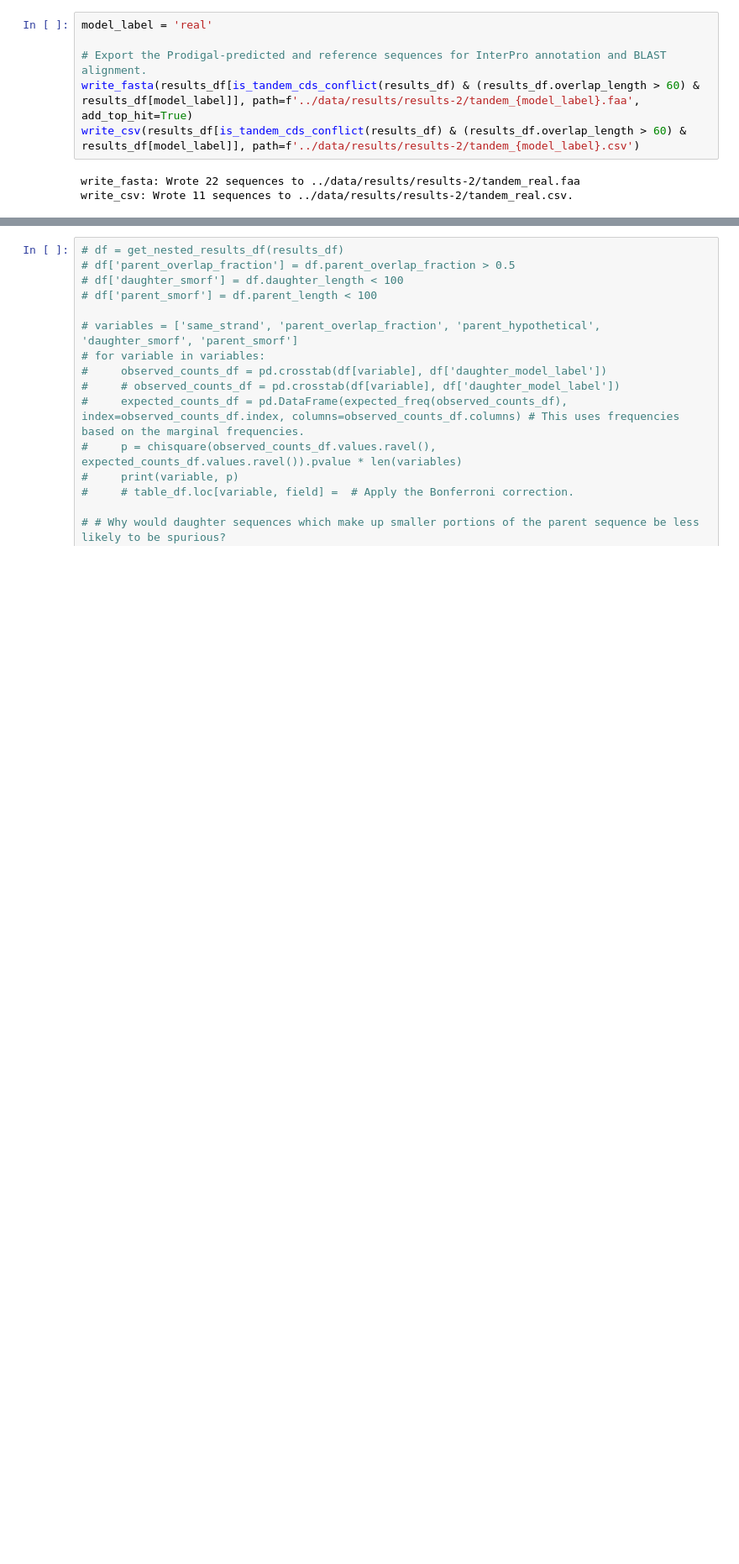
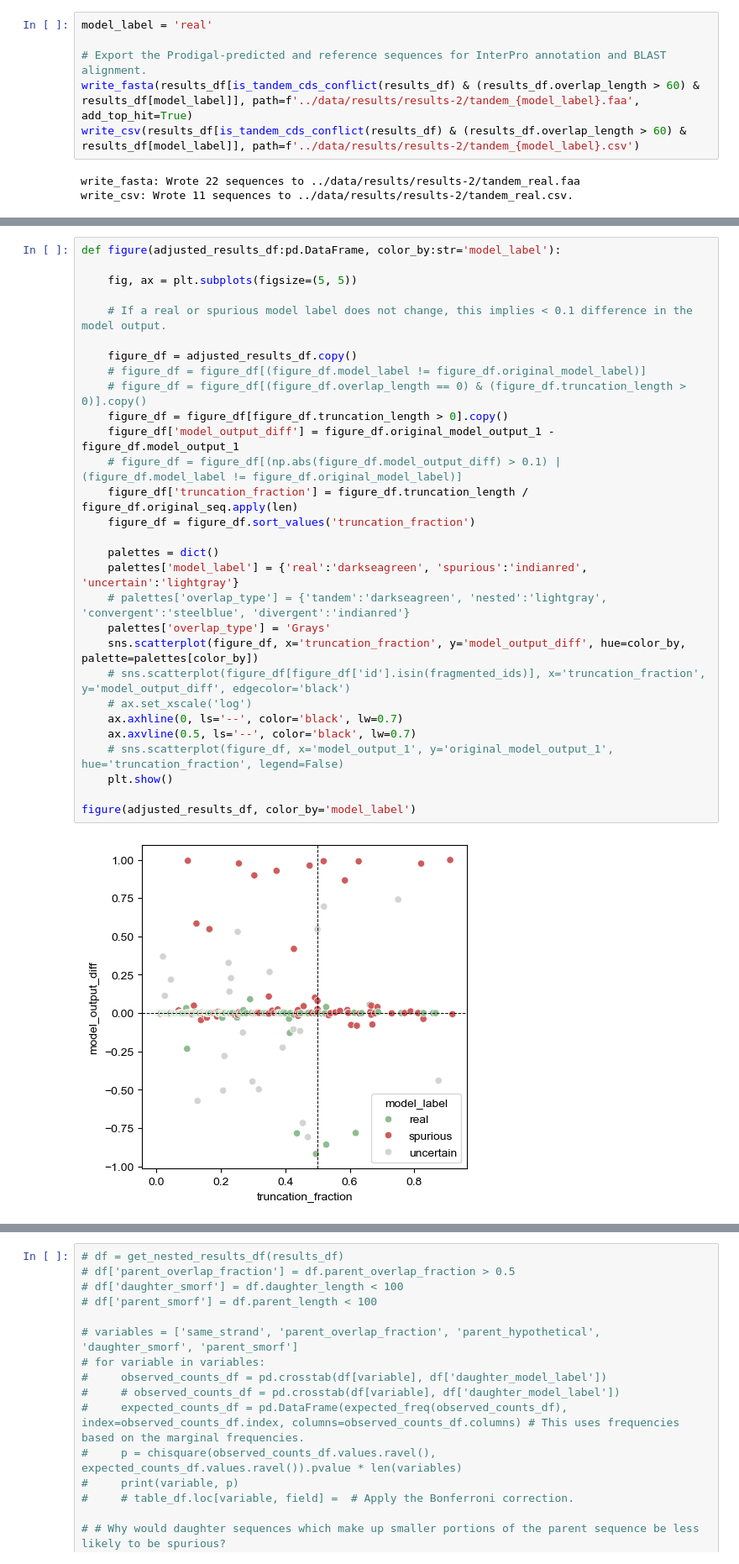
Before and after one commit to pipparichter/frugal, a Jupyter notebook: notebooks/results-2-2.ipynb, the cells around one changed output, grey strips where cells are left out. Shown at 84% size. Saved outputs shown, nothing was run; the diff lists cells and outputs as text; blank space fills up the shorter version.

```diff
--- a/notebooks/results-2-2.ipynb
+++ b/notebooks/results-2-2.ipynb
@@ -323,0 +331,31 @@ plt.show()
+# %%
+def figure(adjusted_results_df:pd.DataFrame, color_by:str='model_label'):
+
+    fig, ax = plt.subplots(figsize=(5, 5))
+
+    # If a real or spurious model label does not change, this implies < 0.1 difference in the model output.
+
+    figure_df = adjusted_results_df.copy()
+    # figure_df = figure_df[(figure_df.model_label != figure_df.original_model_label)]
+    # figure_df = figure_df[(figure_df.overlap_length == 0) & (figure_df.truncation_length > 0)].copy()
+    figure_df = figure_df[figure_df.truncation_length > 0].copy()
+    figure_df['model_output_diff'] = figure_df.original_model_output_1 - figure_df.model_output_1
+    # figure_df = figure_df[(np.abs(figure_df.model_output_diff) > 0.1) | (figure_df.model_label != figure_df.original_model_label)]
+    figure_df['truncation_fraction'] = figure_df.truncation_length / figure_df.original_seq.apply(len)
+    figure_df = figure_df.sort_values('truncation_fraction')
+
+    palettes = dict()
+    palettes['model_label'] = {'real':'darkseagreen', 'spurious':'indianred', 'uncertain':'lightgray'}
+    # palettes['overlap_type'] = {'tandem':'darkseagreen', 'nested':'lightgray', 'convergent':'steelblue', 'divergent':'indianred'}
+    palettes['overlap_type'] = 'Grays'
+    sns.scatterplot(figure_df, x='truncation_fraction', y='model_output_diff', hue=color_by, palette=palettes[color_by])
+    # sns.scatterplot(figure_df[figure_df['id'].isin(fragmented_ids)], x='truncation_fraction', y='model_output_diff', edgecolor='black')
+    # ax.set_xscale('log')
+    ax.axhline(0, ls='--', color='black', lw=0.7)
+    ax.axvline(0.5, ls='--', color='black', lw=0.7)
+    # sns.scatterplot(figure_df, x='model_output_1', y='original_model_output_1', hue='truncation_fraction', legend=False)
+    plt.show()
+
+figure(adjusted_results_df, color_by='model_label')
+# %% [output]
+[figure, added]
```
Also changed, not shown: parts of 12 cells of this notebook, 5 other files.
